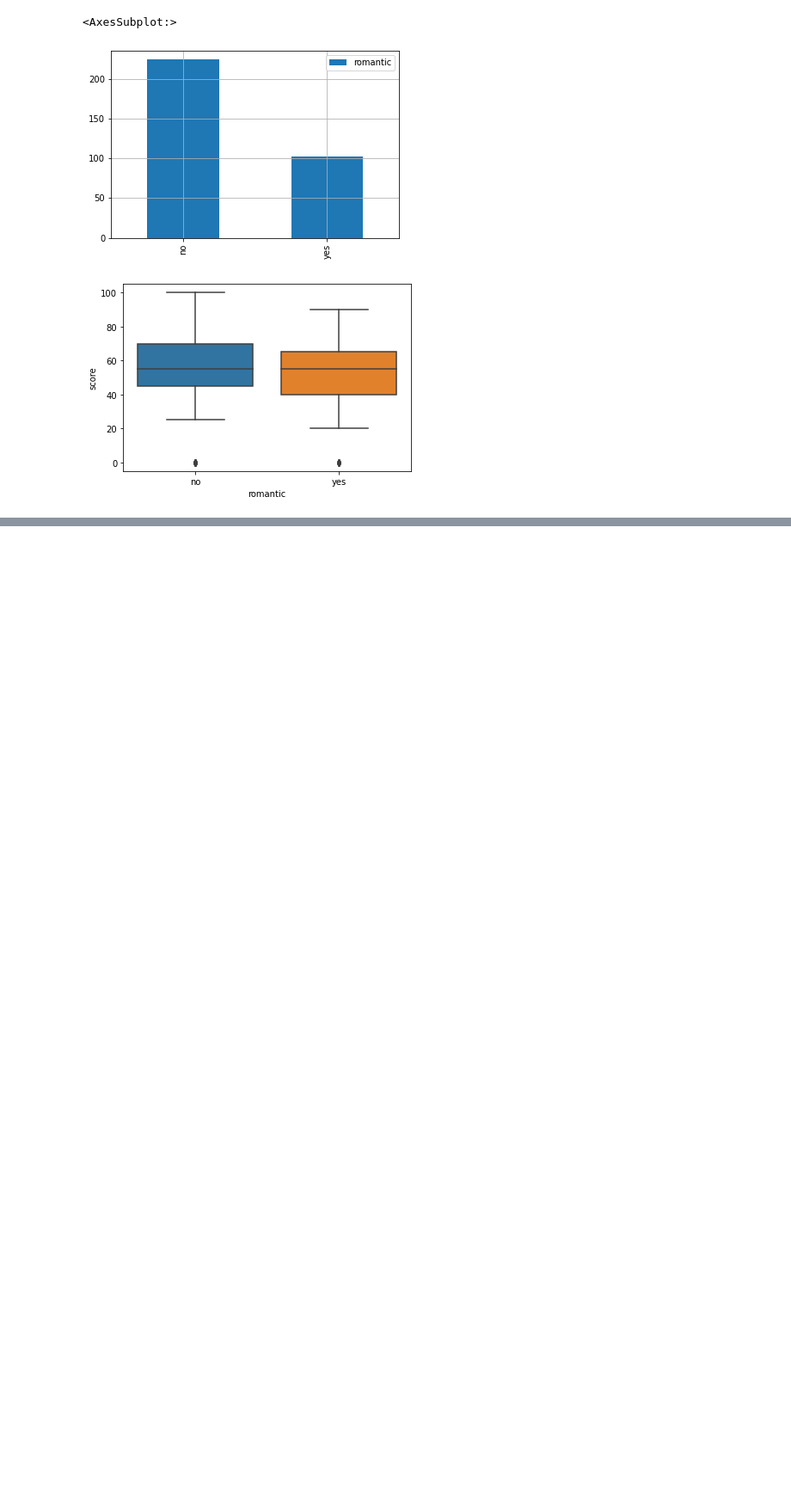
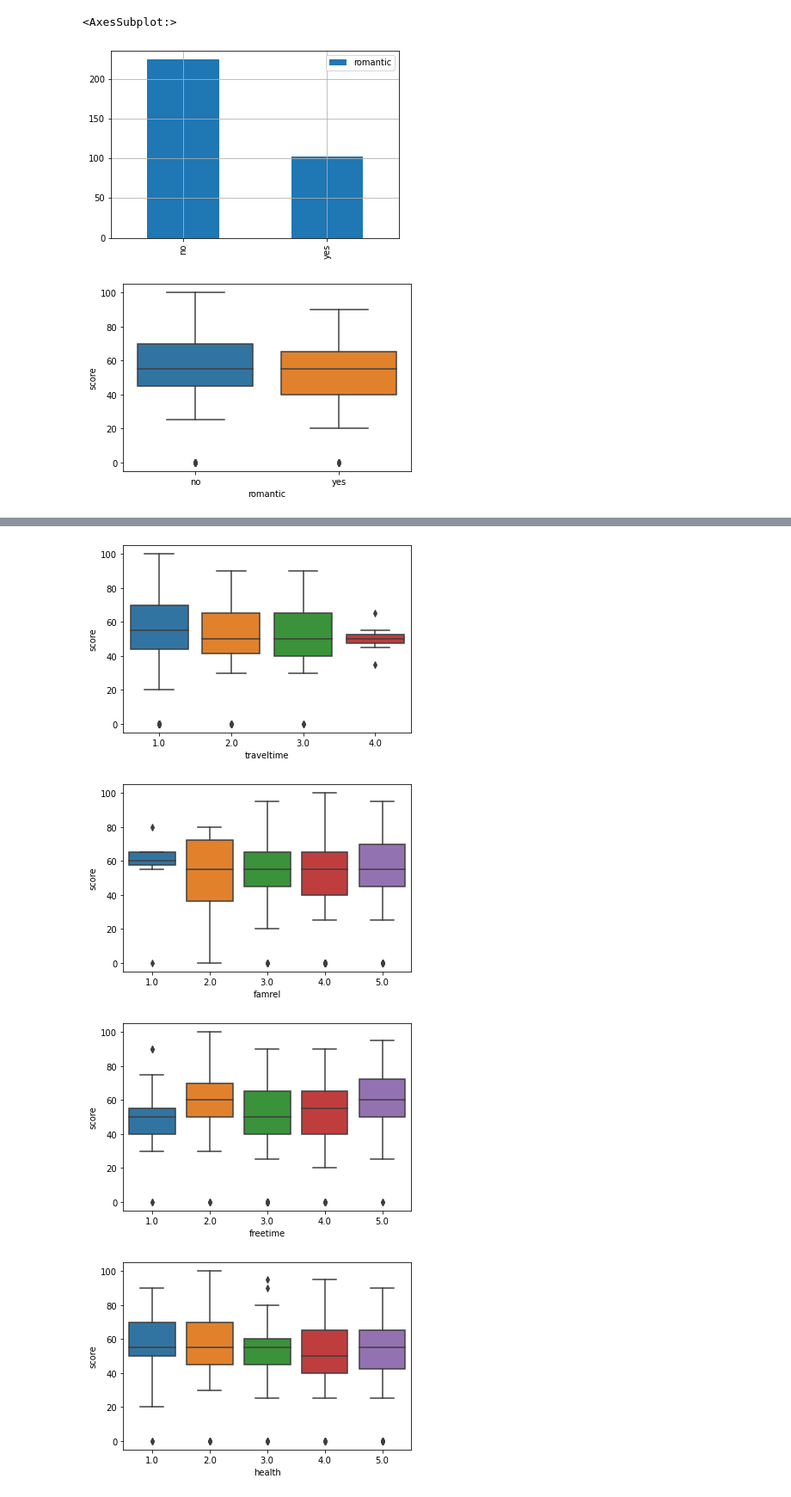
Before and after one commit to arsenbondaren/skillfactory, a Jupyter notebook: module_2/EDA_stud_math_Bandarenka.ipynb, the cells around one changed output, grey strips where cells are left out. Shown: that part at 86% size. Drawn from its saved outputs; the diff is of its cells as text; code cells hidden in the pictures; blank space fills up the shorter version.

```diff
--- a/module_2/EDA_stud_math_Bandarenka.ipynb
+++ b/module_2/EDA_stud_math_Bandarenka.ipynb
@@ -637,10 +713,3 @@ for_obj_col('romantic')
 <AxesSubplot:>
 [figure]
 [figure]
-# %%
-def boxplt(c):
-    fig, ax = plt.subplots()
-    sns.boxplot(x=c, y='score', data=stud_math, ax=ax)
-
-for col in stud_math.columns:
-    boxplt(col)
@@ -733,0 +725,9 @@ Name: Fedu, dtype: float64
+# %%
+cols_for_box = ['traveltime', 'famrel', 'freetime', 'health', 'absences']
+for col in cols_for_box:
+    boxplt(col)
+# %% [output]
+[figure, added]
+[figure, added]
+[figure, added]
+[figure, added]
```
Also changed, not shown: parts of 46 cells of this notebook.
